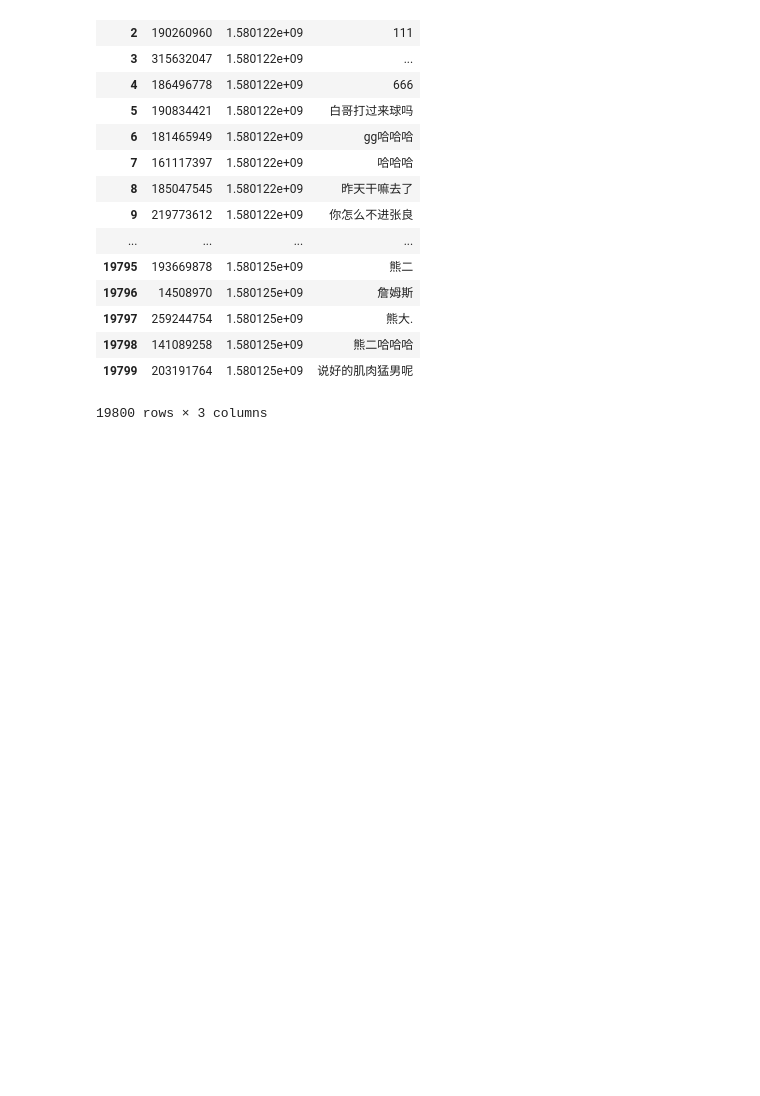
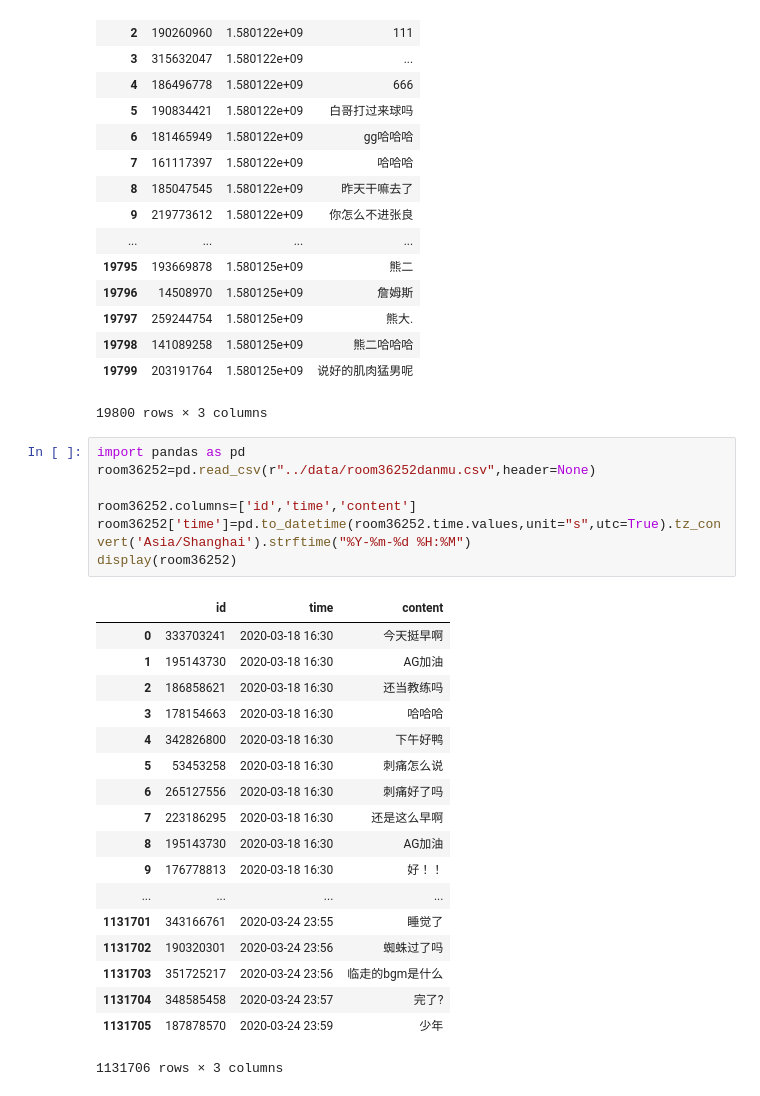
Before and after one commit to zhou-xingxing/graduate_work, a Jupyter notebook: notebook/data_preprocess.ipynb, the cells around one changed output. Cells and saved outputs as stored; diff of their text form; blank space fills up the shorter version.

```diff
--- a/notebook/data_preprocess.ipynb
+++ b/notebook/data_preprocess.ipynb
@@ -199,3 +199,29 @@ display(new_df)
 | 19798 | 141089258 | 1.580125e+09 | 熊二哈哈哈 |
 | 19799 | 203191764 | 1.580125e+09 | 说好的肌肉猛男呢 |
 19800 rows × 3 columns
+# %%
+import pandas as pd
+room36252=pd.read_csv(r"../data/room36252danmu.csv",header=None)
+
+room36252.columns=['id','time','content']
+room36252['time']=pd.to_datetime(room36252.time.values,unit="s",utc=True).tz_convert('Asia/Shanghai').strftime("%Y-%m-%d %H:%M")
+display(room36252)
+# %% [output]
+|  | id | time | content |
+| 0 | 333703241 | 2020-03-18 16:30 | 今天挺早啊 |
+| 1 | 195143730 | 2020-03-18 16:30 | AG加油 |
+| 2 | 186858621 | 2020-03-18 16:30 | 还当教练吗 |
+| 3 | 178154663 | 2020-03-18 16:30 | 哈哈哈 |
+| 4 | 342826800 | 2020-03-18 16:30 | 下午好鸭 |
+| 5 | 53453258 | 2020-03-18 16:30 | 刺痛怎么说 |
+| 6 | 265127556 | 2020-03-18 16:30 | 刺痛好了吗 |
+| 7 | 223186295 | 2020-03-18 16:30 | 还是这么早啊 |
+| 8 | 195143730 | 2020-03-18 16:30 | AG加油 |
+| 9 | 176778813 | 2020-03-18 16:30 | 好！！ |
+| ... | ... | ... | ... |
+| 1131701 | 343166761 | 2020-03-24 23:55 | 睡觉了 |
+| 1131702 | 190320301 | 2020-03-24 23:56 | 蜘蛛过了吗 |
+| 1131703 | 351725217 | 2020-03-24 23:56 | 临走的bgm是什么 |
+| 1131704 | 348585458 | 2020-03-24 23:57 | 完了? |
+| 1131705 | 187878570 | 2020-03-24 23:59 | 少年 |
+1131706 rows × 3 columns
```
Also changed, not shown: parts of 8 cells of this notebook, 9 other files.
